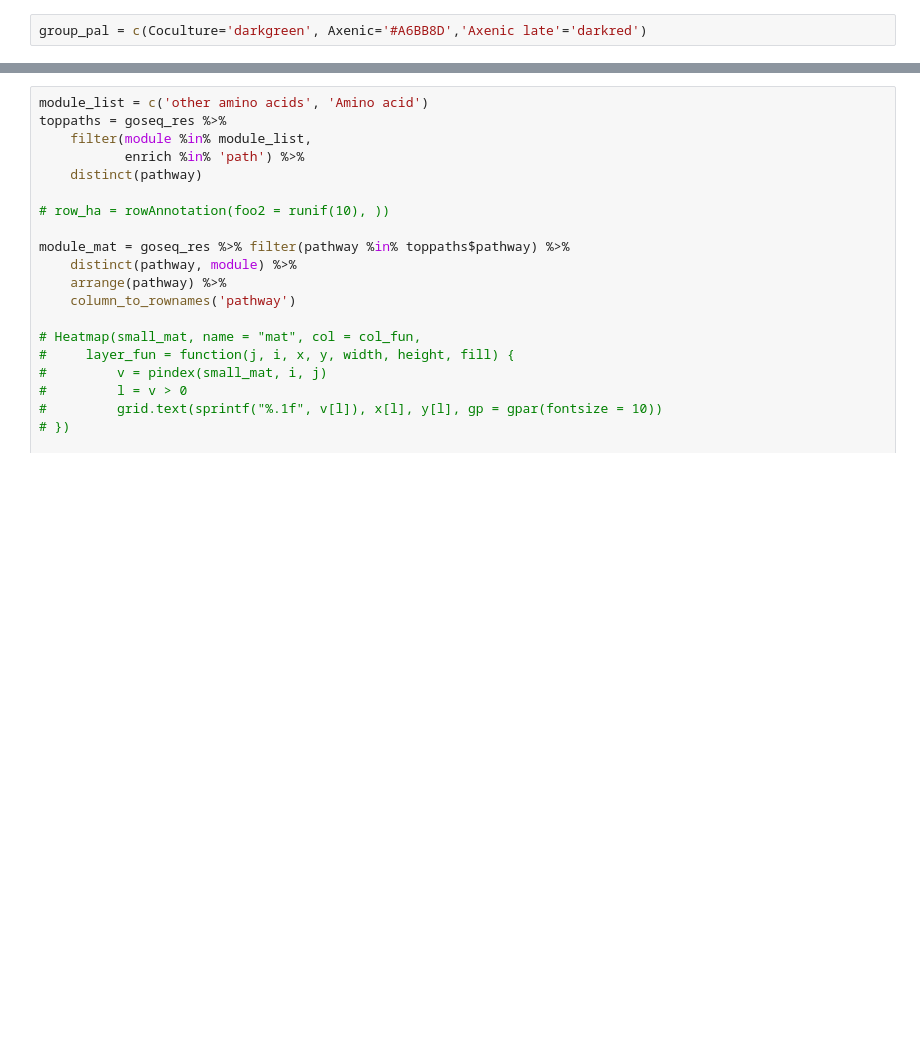
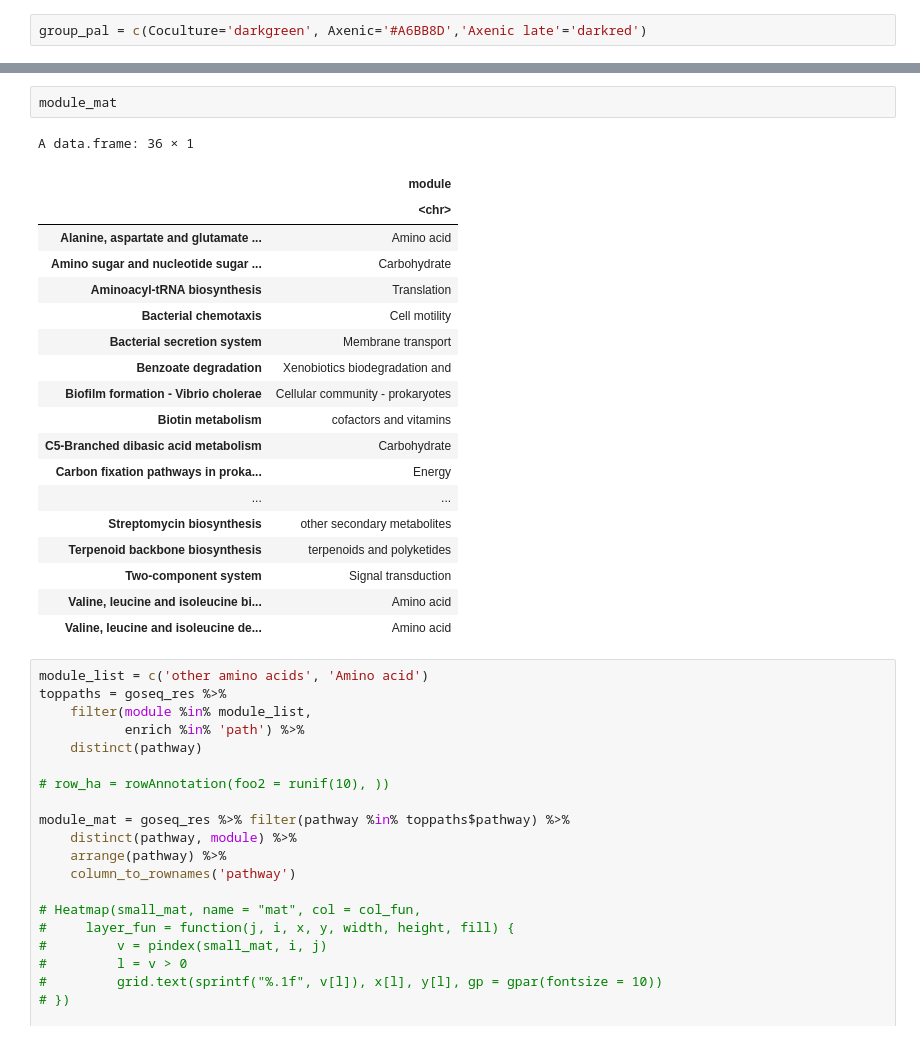
Before and after one commit to wosnat/CC1A3, a Jupyter notebook: Enrichment/CC1A3 HOT1A3 AA heatmaps Enrichment.ipynb, the cells around one changed output, grey strips where cells are left out. Saved outputs shown, nothing was run; the diff lists cells and outputs as text; blank space fills up the shorter version.

```diff
--- a/Enrichment/CC1A3 HOT1A3 AA heatmaps Enrichment.ipynb
+++ b/Enrichment/CC1A3 HOT1A3 AA heatmaps Enrichment.ipynb
@@ -376,3 +370,25 @@ draw(ht_list, heatmap_legend_side = "bottom", merge_legend = TRUE,)
+# %%
+module_mat
+# %% [output]
+A data.frame: 36 × 1
+|  | module |
+|  | <chr> |
+| Alanine, aspartate and glutamate ... | Amino acid |
+| Amino sugar and nucleotide sugar ... | Carbohydrate |
+| Aminoacyl-tRNA biosynthesis | Translation |
+| Bacterial chemotaxis | Cell motility |
+| Bacterial secretion system | Membrane transport |
+| Benzoate degradation | Xenobiotics biodegradation and |
+| Biofilm formation - Vibrio cholerae | Cellular community - prokaryotes |
+| Biotin metabolism | cofactors and vitamins |
+| C5-Branched dibasic acid metabolism | Carbohydrate |
+| Carbon fixation pathways in proka... | Energy |
+| ... | ... |
+| Streptomycin biosynthesis | other secondary metabolites |
+| Terpenoid backbone biosynthesis | terpenoids and polyketides |
+| Two-component system | Signal transduction |
+| Valine, leucine and isoleucine bi... | Amino acid |
+| Valine, leucine and isoleucine de... | Amino acid |
 # %%
 module_list = c('other amino acids', 'Amino acid')
 toppaths = goseq_res %>%
```
Also changed, not shown: parts of 8 cells of this notebook, 1 other file.
